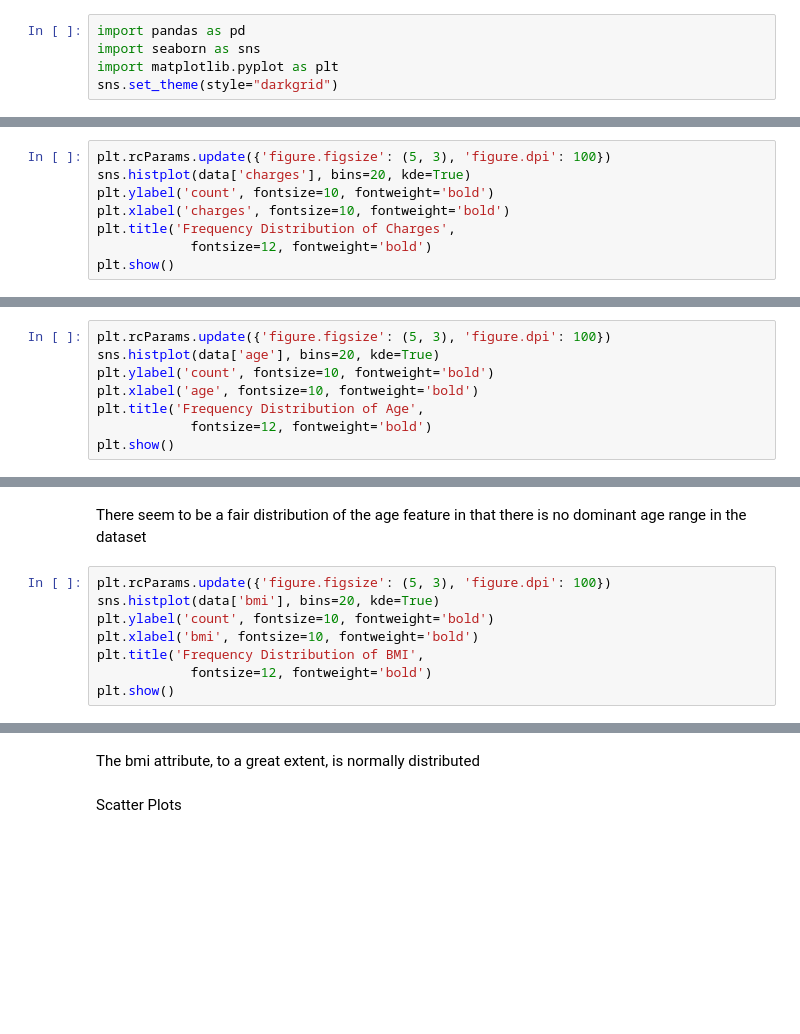
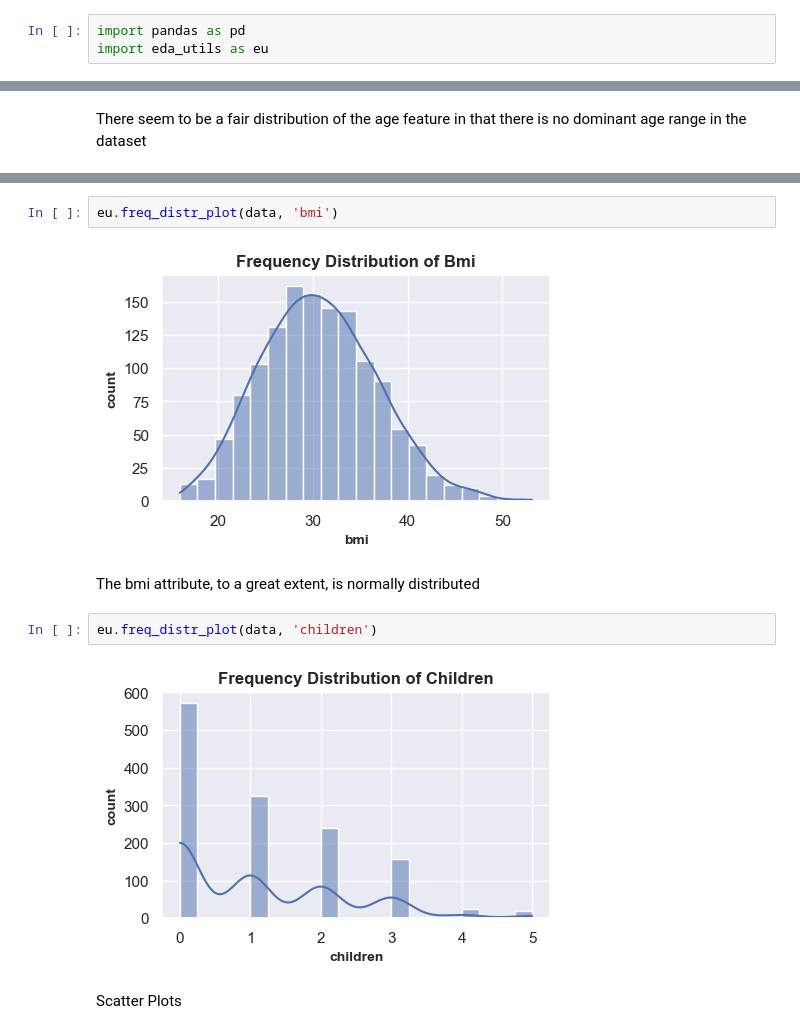
Before and after one commit to ChigozieObika/insurance_premium, a Jupyter notebook: eda.ipynb, the cells around one changed output, grey strips where cells are left out. Drawn from its saved outputs; the diff is of its cells as text; blank space fills up the shorter version.

Commit message:
add eda_utils file

```diff
--- a/eda.ipynb
+++ b/eda.ipynb
@@ -2,9 +2,7 @@
 Import Libraries
 # %%
 import pandas as pd
-import seaborn as sns
-import matplotlib.pyplot as plt
-sns.set_theme(style="darkgrid")
+import eda_utils as eu
 # %% [markdown]
 Read csv
 # %%
@@ -66,11 +64,3 @@ data.describe()
 | max | 64.000000 | 53.130000 | 5.000000 | 63770.428010 |
 # %% [markdown]
 Frequency Distribution Plots
-# %%
-plt.rcParams.update({'figure.figsize': (5, 3), 'figure.dpi': 100})
-sns.histplot(data['charges'], bins=20, kde=True)
-plt.ylabel('count', fontsize=10, fontweight='bold')
-plt.xlabel('charges', fontsize=10, fontweight='bold')
-plt.title('Frequency Distribution of Charges',
-            fontsize=12, fontweight='bold')
-plt.show()
@@ -79,10 +71,2 @@ plt.show()
 # %% [markdown]
 Some outliers on the upper end of the charges label
-# %%
-plt.rcParams.update({'figure.figsize': (5, 3), 'figure.dpi': 100})
-sns.histplot(data['age'], bins=20, kde=True)
-plt.ylabel('count', fontsize=10, fontweight='bold')
-plt.xlabel('age', fontsize=10, fontweight='bold')
-plt.title('Frequency Distribution of Age',
-            fontsize=12, fontweight='bold')
-plt.show()
@@ -91,10 +77,2 @@ plt.show()
 # %% [markdown]
 There seem to be a fair distribution of the age feature in that there is no dominant age range in the dataset
-# %%
-plt.rcParams.update({'figure.figsize': (5, 3), 'figure.dpi': 100})
-sns.histplot(data['bmi'], bins=20, kde=True)
-plt.ylabel('count', fontsize=10, fontweight='bold')
-plt.xlabel('bmi', fontsize=10, fontweight='bold')
-plt.title('Frequency Distribution of BMI',
-            fontsize=12, fontweight='bold')
-plt.show()
@@ -103,4 +79,12 @@ plt.show()
+# %%
+eu.freq_distr_plot(data, 'bmi')
+# %% [output]
+[figure, added]
 # %% [markdown]
 The bmi attribute, to a great extent, is normally distributed
+# %%
+eu.freq_distr_plot(data, 'children')
+# %% [output]
+[figure, added]
 # %% [markdown]
 Scatter Plots
```
Also changed, not shown: parts of 69 cells of this notebook, 1 other file.
